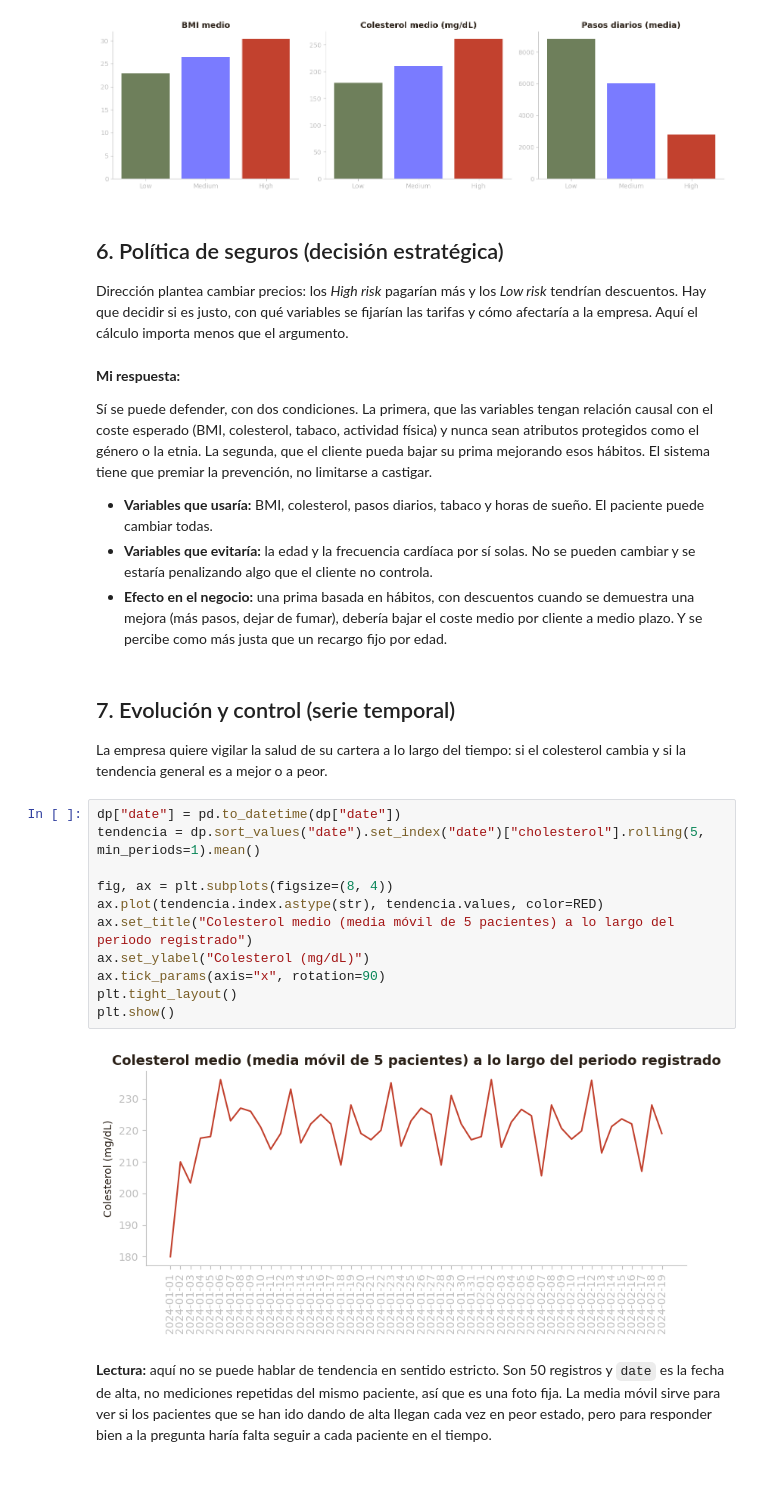
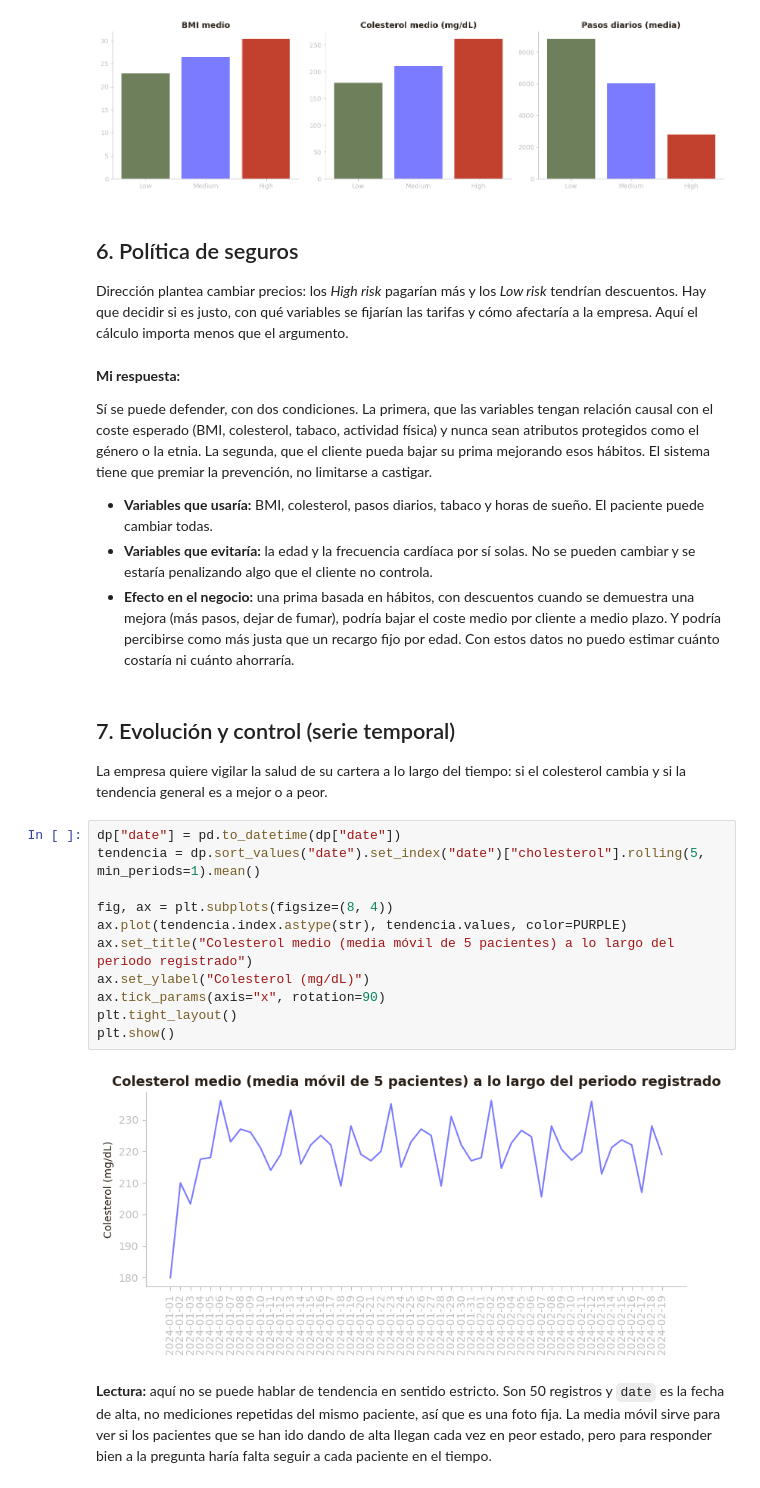
Before and after one commit to BORJAMOME/Data-Analytics-Portfolio, a Jupyter notebook: 02-Python/01-analisis-exploratorio/03-riesgo-salud-pacientes/notebook.ipynb, the cells around one changed output. Drawn from its saved outputs; the diff is of its cells as text.

```diff
--- a/02-Python/01-analisis-exploratorio/03-riesgo-salud-pacientes/notebook.ipynb
+++ b/02-Python/01-analisis-exploratorio/03-riesgo-salud-pacientes/notebook.ipynb
@@ -315,7 +300,7 @@ plt.show()
 # %% [output]
 [figure]
 # %% [markdown]
-## 6. Política de seguros (decisión estratégica)
+## 6. Política de seguros
 
 Dirección plantea cambiar precios: los *High risk* pagarían más y los *Low risk* tendrían
 descuentos. Hay que decidir si es justo, con qué variables se fijarían las tarifas y cómo
@@ -334,8 +319,8 @@ castigar.
 - **Variables que evitaría:** la edad y la frecuencia cardíaca por sí solas. No se pueden
  cambiar y se estaría penalizando algo que el cliente no controla.
 - **Efecto en el negocio:** una prima basada en hábitos, con descuentos cuando se demuestra
- una mejora (más pasos, dejar de fumar), debería bajar el coste medio por cliente a medio
- plazo. Y se percibe como más justa que un recargo fijo por edad.
+ una mejora (más pasos, dejar de fumar), podría bajar el coste medio por cliente a medio
+ plazo. Y podría percibirse como más justa que un recargo fijo por edad. Con estos datos no puedo estimar cuánto costaría ni cuánto ahorraría.
 # %% [markdown]
 ## 7. Evolución y control (serie temporal)
 
@@ -344,16 +329,16 @@ cambia y si la tendencia general es a mejor o a peor.
 # %%
 dp["date"] = pd.to_datetime(dp["date"])
 tendencia = dp.sort_values("date").set_index("date")["cholesterol"].rolling(5, min_periods=1).mean()
 
 fig, ax = plt.subplots(figsize=(8, 4))
-ax.plot(tendencia.index.astype(str), tendencia.values, color=RED)
+ax.plot(tendencia.index.astype(str), tendencia.values, color=PURPLE)
 ax.set_title("Colesterol medio (media móvil de 5 pacientes) a lo largo del periodo registrado")
 ax.set_ylabel("Colesterol (mg/dL)")
 ax.tick_params(axis="x", rotation=90)
 plt.tight_layout()
 plt.show()
 # %% [output]
-[figure, old version]
+[figure, new version]
 # %% [markdown]
 **Lectura:** aquí no se puede hablar de tendencia en sentido estricto. Son 50 registros y
 `date` es la fecha de alta, no mediciones repetidas del mismo paciente, así que es una foto
```
Also changed, not shown: parts of 11 cells of this notebook, 15 other files.
